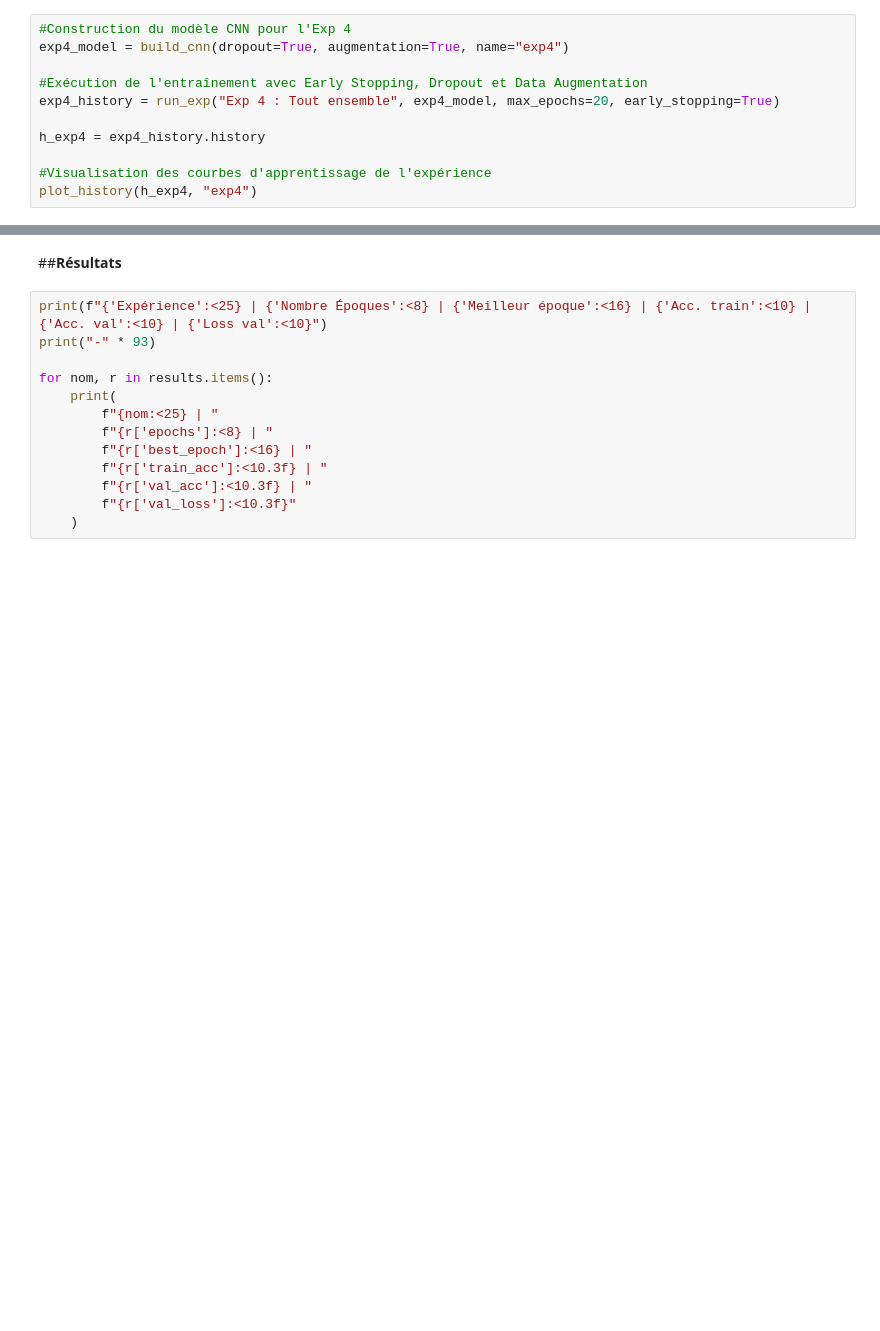
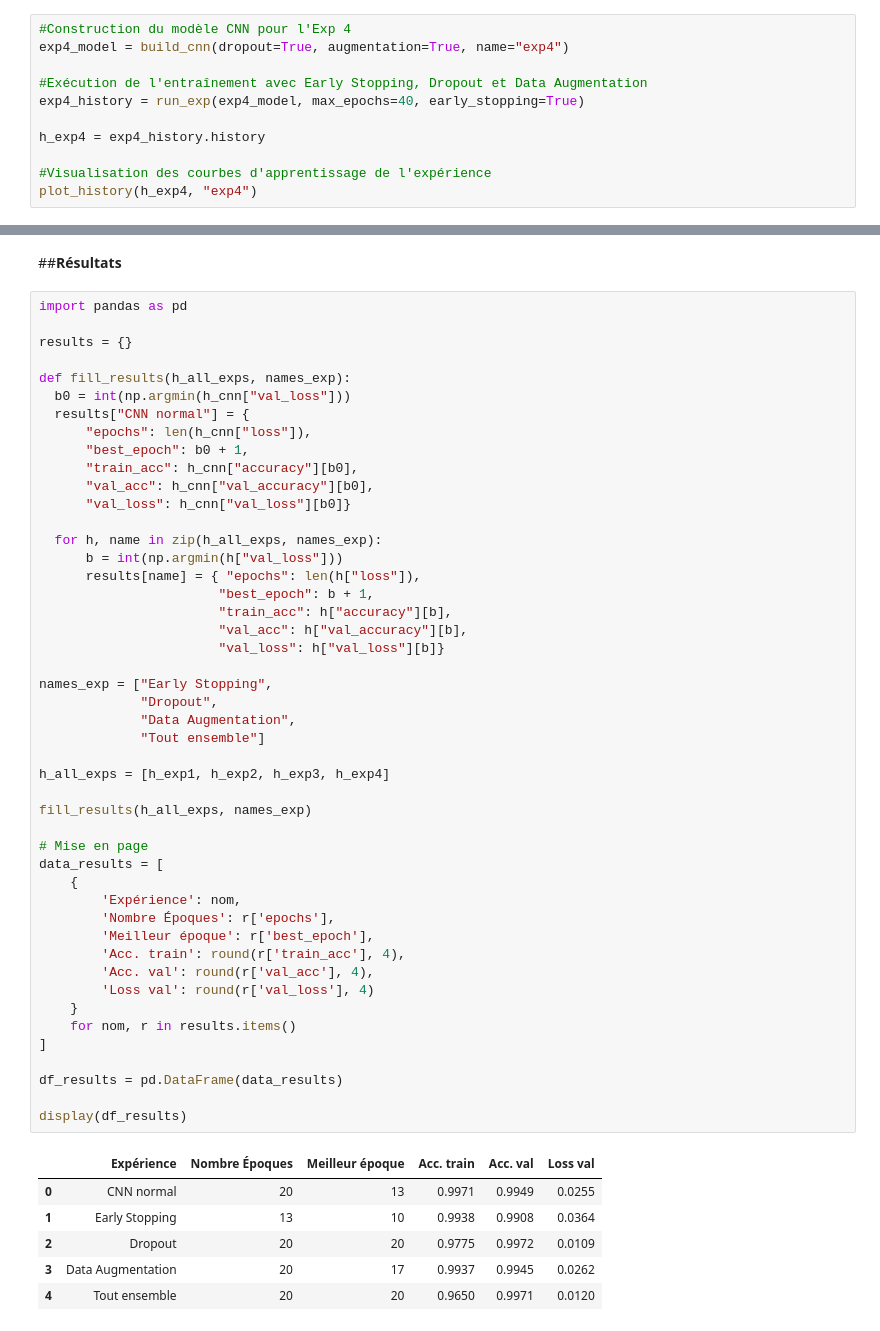
Before and after one commit to Minetriforce/DL_project_traffic_signs, a Jupyter notebook: project_traffic_signs.ipynb, the cells around one changed output, grey strips where cells are left out. Drawn from its saved outputs; the diff is of its cells as text; blank space fills up the shorter version.

```diff
--- a/project_traffic_signs.ipynb
+++ b/project_traffic_signs.ipynb
@@ -979,7 +975,7 @@ exp3_model = load_model('exp3_model.keras')
 exp4_model = build_cnn(dropout=True, augmentation=True, name="exp4")
 
 #Exécution de l'entraînement avec Early Stopping, Dropout et Data Augmentation
-exp4_history = run_exp("Exp 4 : Tout ensemble", exp4_model, max_epochs=20, early_stopping=True)
+exp4_history = run_exp(exp4_model, max_epochs=40, early_stopping=True)
 
 h_exp4 = exp4_history.history
 
@@ -1027,16 +1023,57 @@ with open('h_exp4.pkl', 'rb') as f:
 exp4_model = load_model('exp4_model.keras')
 # %% [markdown]
 ##**Résultats**
-# %%
-print(f"{'Expérience':<25} | {'Nombre Époques':<8} | {'Meilleur époque':<16} | {'Acc. train':<10} | {'Acc. val':<10} | {'Loss val':<10}")
-print("-" * 93)
-
-for nom, r in results.items():
-    print(
-        f"{nom:<25} | "
-        f"{r['epochs']:<8} | "
-        f"{r['best_epoch']:<16} | "
-        f"{r['train_acc']:<10.3f} | "
-        f"{r['val_acc']:<10.3f} | "
-        f"{r['val_loss']:<10.3f}"
-    )
+# %%
+import pandas as pd
+
+results = {}
+
+def fill_results(h_all_exps, names_exp):
+  b0 = int(np.argmin(h_cnn["val_loss"]))
+  results["CNN normal"] = {
+      "epochs": len(h_cnn["loss"]),
+      "best_epoch": b0 + 1,
+      "train_acc": h_cnn["accuracy"][b0],
+      "val_acc": h_cnn["val_accuracy"][b0],
+      "val_loss": h_cnn["val_loss"][b0]}
+
+  for h, name in zip(h_all_exps, names_exp):
+      b = int(np.argmin(h["val_loss"]))
+      results[name] = { "epochs": len(h["loss"]),
+                       "best_epoch": b + 1,
+                       "train_acc": h["accuracy"][b],
+                       "val_acc": h["val_accuracy"][b],
+                       "val_loss": h["val_loss"][b]}
+
+names_exp = ["Early Stopping",
+             "Dropout",
+             "Data Augmentation",
+             "Tout ensemble"]
+
+h_all_exps = [h_exp1, h_exp2, h_exp3, h_exp4]
+
+fill_results(h_all_exps, names_exp)
+
+# Mise en page
+data_results = [
+    {
+        'Expérience': nom,
+        'Nombre Époques': r['epochs'],
+        'Meilleur époque': r['best_epoch'],
+        'Acc. train': round(r['train_acc'], 4),
+        'Acc. val': round(r['val_acc'], 4),
+        'Loss val': round(r['val_loss'], 4)
+    }
+    for nom, r in results.items()
+]
+
+df_results = pd.DataFrame(data_results)
+
+display(df_results)
+# %% [output]
+|  | Expérience | Nombre Époques | Meilleur époque | Acc. train | Acc. val | Loss val |
+| 0 | CNN normal | 20 | 13 | 0.9971 | 0.9949 | 0.0255 |
+| 1 | Early Stopping | 13 | 10 | 0.9938 | 0.9908 | 0.0364 |
+| 2 | Dropout | 20 | 20 | 0.9775 | 0.9972 | 0.0109 |
+| 3 | Data Augmentation | 20 | 17 | 0.9937 | 0.9945 | 0.0262 |
+| 4 | Tout ensemble | 20 | 20 | 0.9650 | 0.9971 | 0.0120 |
```
Also changed, not shown: parts of 22 cells of this notebook.
